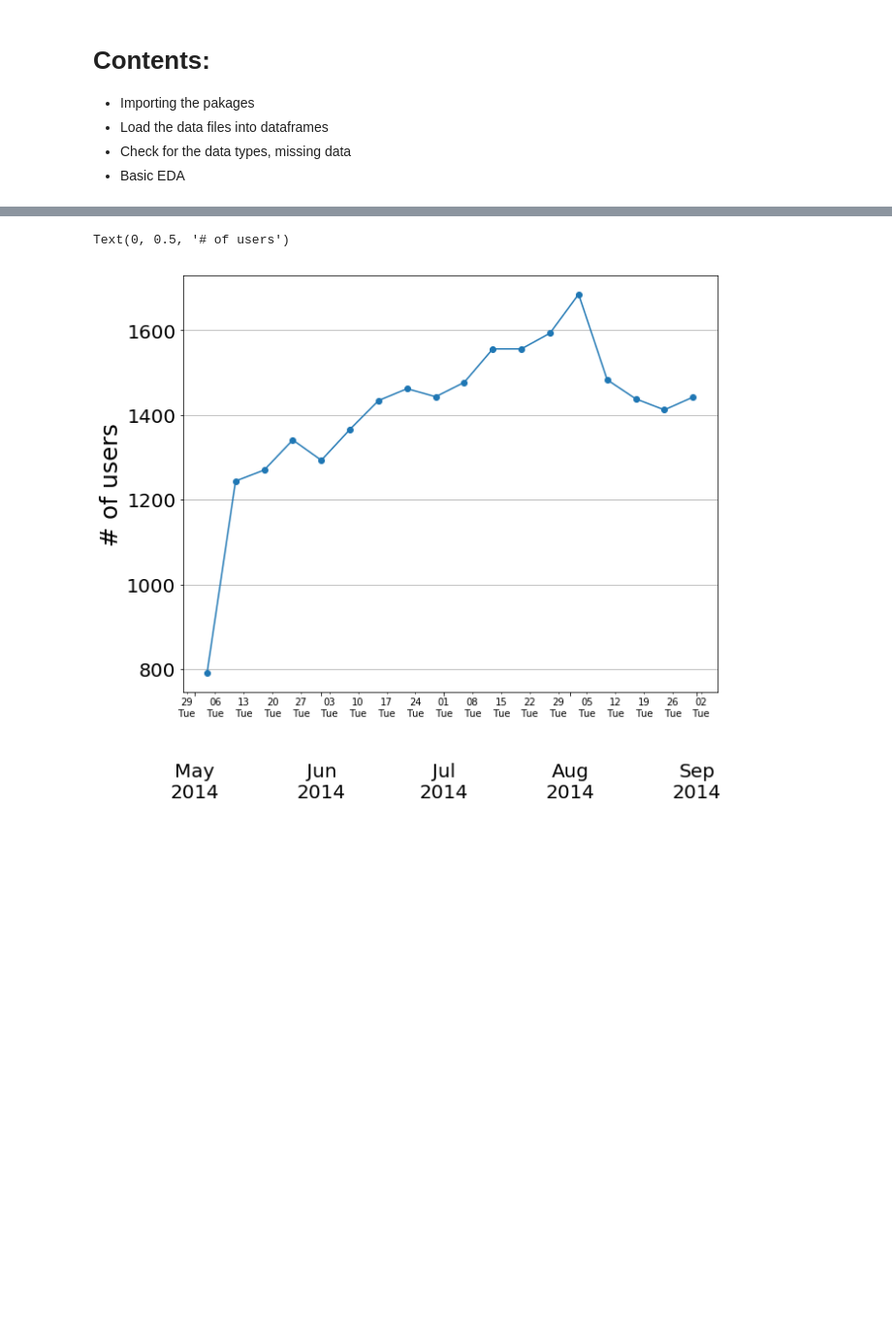
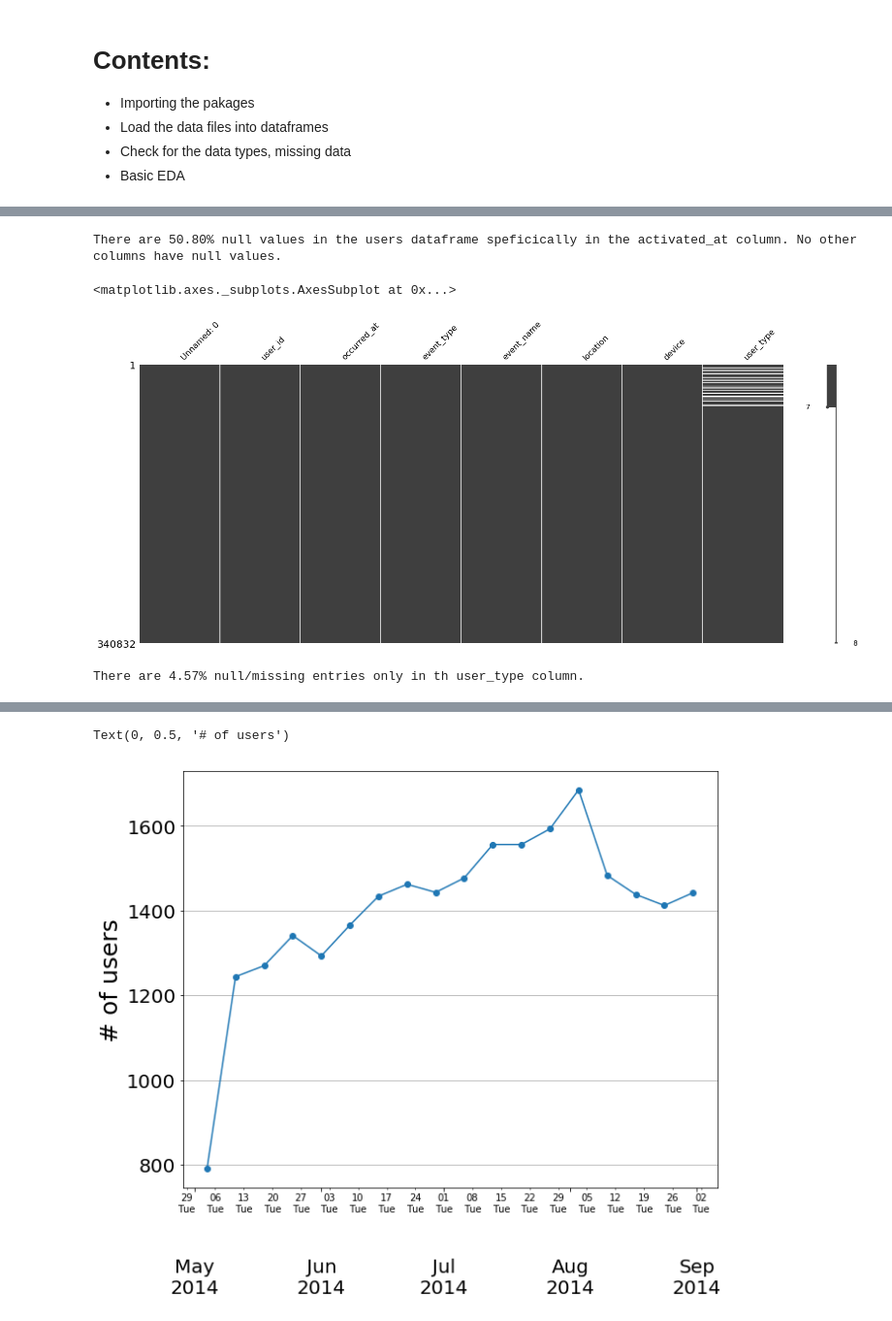
Before and after one commit to mnathvt/insight_data_challenge, a Jupyter notebook: dc3/cust_drive.ipynb, the cells around one changed output, grey strips where cells are left out. Shown at 97% size. Drawn from its saved outputs; the diff is of its cells as text; code cells hidden in the pictures; blank space fills up the shorter version.

```diff
--- a/dc3/cust_drive.ipynb
+++ b/dc3/cust_drive.ipynb
@@ -31,0 +69,16 @@ events['occurred_at'] = pd.to_datetime(events['occurred_at'])
+# %%
+print(('There are {:.2f}% null values in the users dataframe speficically in the \
+activated_at column. No other columns have null values.')\
+.format(sum(users['activated_at'].isnull())/len(users)*100))
+# %% [output]
+There are 50.80% null values in the users dataframe speficically in the activated_at column. No other columns have null values.
+# %%
+msno.matrix(events)
+# %% [output]
+<matplotlib.axes._subplots.AxesSubplot at 0x...>
+[figure, added]
+# %%
+print('There are {:.2f}% null/missing entries only in th user_type column.'\
+.format(sum(events['user_type'].isnull())/len(events)*100))
+# %% [output]
+There are 4.57% null/missing entries only in th user_type column.
```
Also changed, not shown: parts of 29 cells of this notebook.
